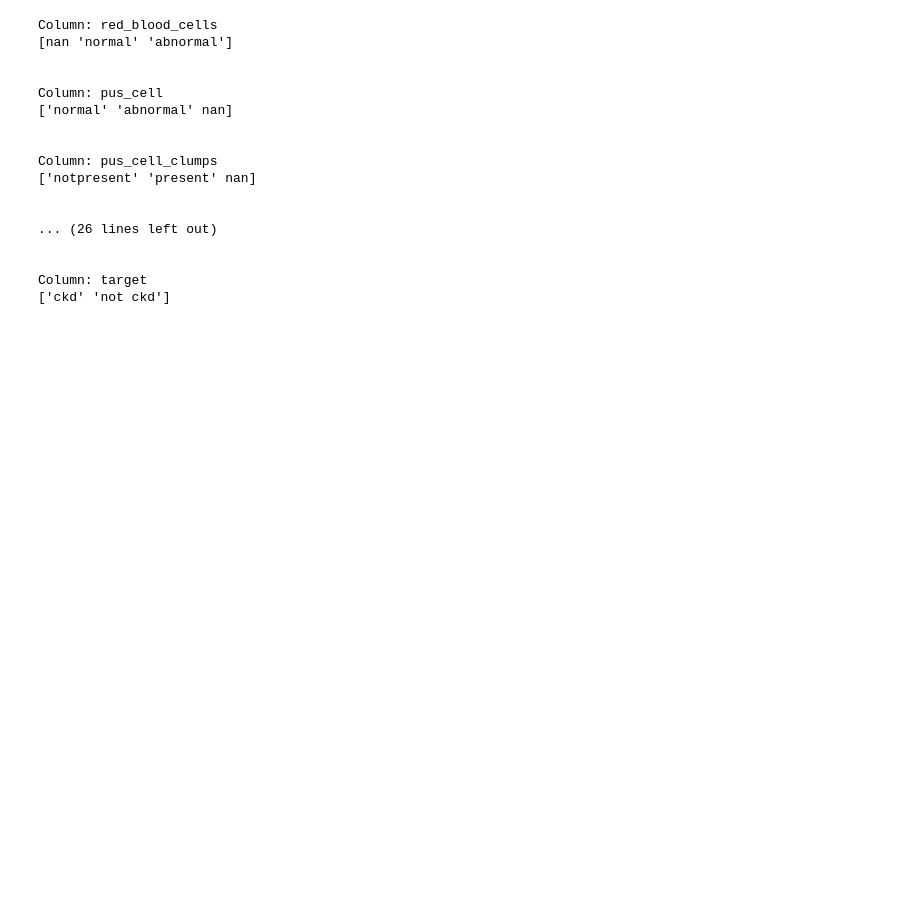
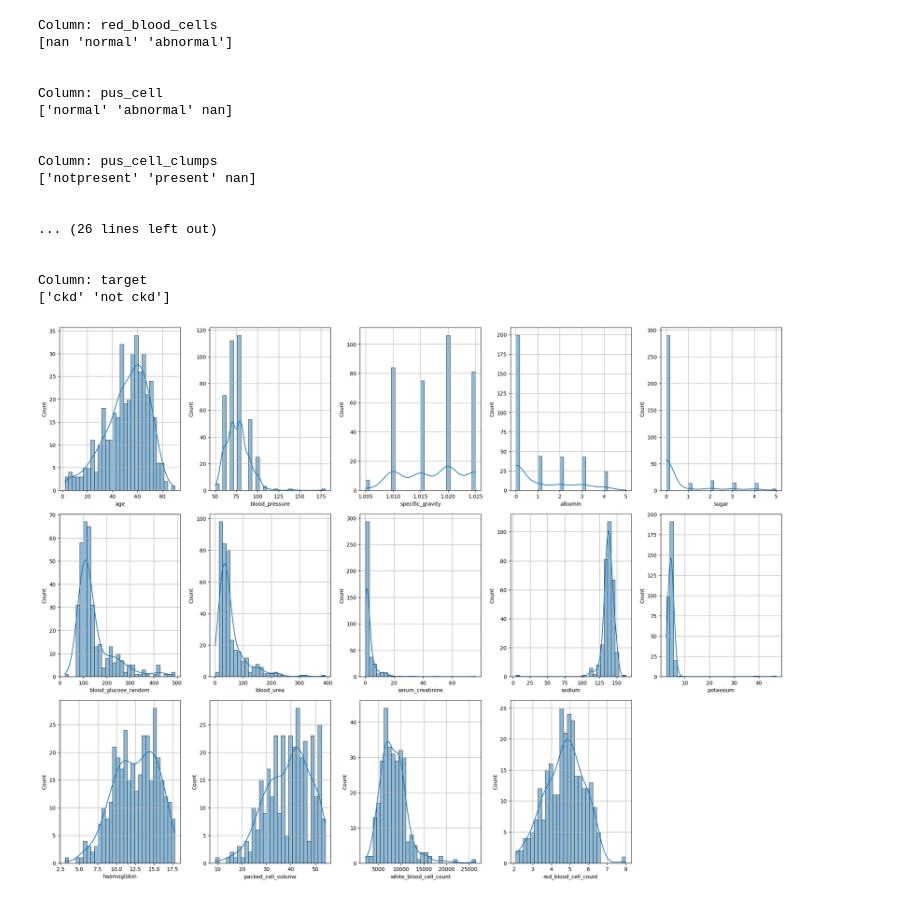
Before and after one commit to rituparna25/Chronic-Kidney-Disease-Predictor, a Jupyter notebook: kidney_disease_code.ipynb, the cells around one changed output. Drawn from its saved outputs; the diff is of its cells as text; code cells hidden in the pictures; blank space fills up the shorter version.

```diff
--- a/kidney_disease_code.ipynb
+++ b/kidney_disease_code.ipynb
@@ -192,3 +192,21 @@ Column: pus_cell_clumps
 
 Column: target
 ['ckd' 'not ckd']
+# %%
+#visualizing the distribution of numerical features
+plt.figure(figsize=(20,15))
+plotnum=1
+
+for col in numerical_cols:
+    if plotnum <= len(numerical_cols.columns):
+        ax = plt.subplot(3, 5,plotnum)
+        plt.grid(True)
+        sns.histplot(df[col],kde=True, ax=ax, bins=30,alpha=0.5)
+        plt.xlabel(col)
+    plotnum += 1
+
+plt.tight_layout()
+plt.grid(True)
+plt.show()
+# %% [output]
+[figure, added]
```
Also changed, not shown: parts of 1 cell of this notebook.
